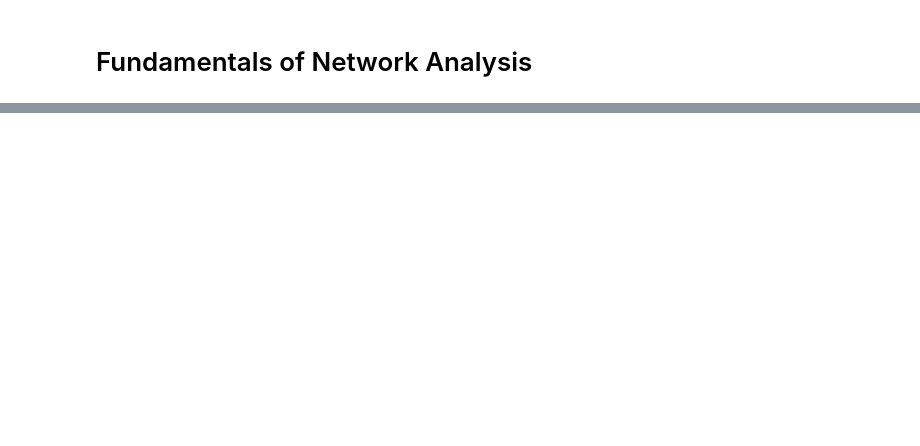
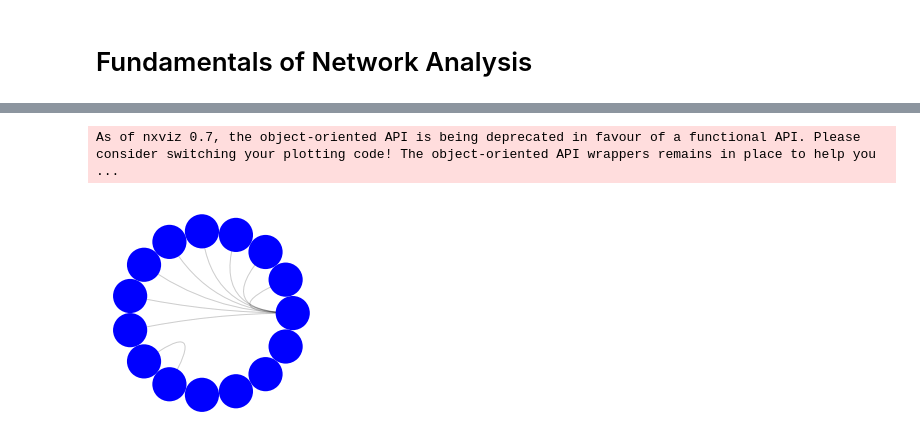
Before and after one commit to mrchapagain/SocialNetworkAnalytics, a Jupyter notebook: LinkedinAnalytics.ipynb, the cells around one changed output, grey strips where cells are left out. Cells and saved outputs as stored; diff of their text form; code cells hidden in the pictures; blank space fills up the shorter version.

```diff
--- a/LinkedinAnalytics.ipynb
+++ b/LinkedinAnalytics.ipynb
@@ -303,0 +322,13 @@ plt.show()
+# %%
+# Using Circos Plots
+from nxviz import CircosPlot
+
+# Create the Circos Pplot object: c
+c= CircosPlot(G)
+
+#Draw c to the screen and Display the figure
+#c.draw()
+plt.show()
+# %% [output]
+As of nxviz 0.7, the object-oriented API is being deprecated in favour of a functional API. Please consider switching your plotting code! The object-oriented API wrappers remains in place to help you  ...
+[figure, added]
```
Also changed, not shown: parts of 8 cells of this notebook.
